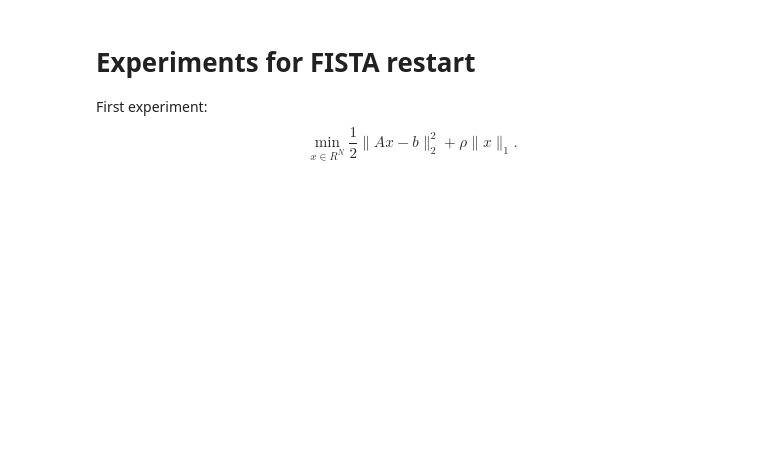
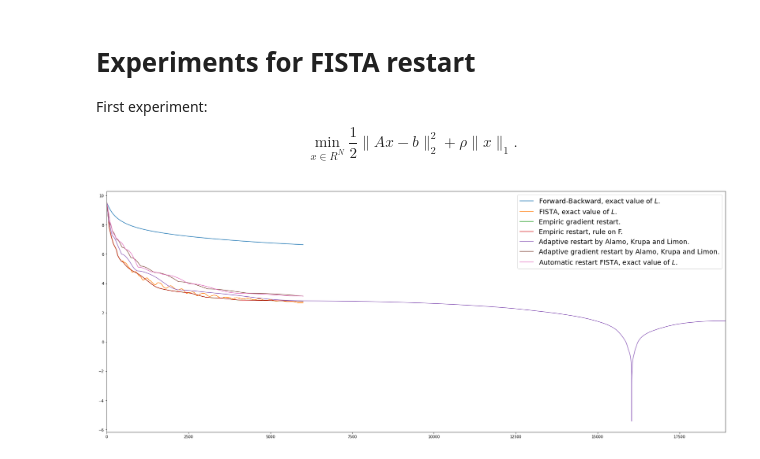
Before and after one commit to HippolyteLBRRR/FISTA-restart-using-an-automatic-estimation-of-the-growth-parameter, a Jupyter notebook: Numerical_experiments_LS.ipynb, the cells around one changed output. Saved outputs shown, nothing was run; the diff lists cells and outputs as text; code cells hidden in the pictures; blank space fills up the shorter version.

```diff
--- a/Numerical_experiments_LS.ipynb
+++ b/Numerical_experiments_LS.ipynb
@@ -255,0 +56,16 @@ plt.ylabel("$\log(F(x_n)-F^*)$",**axis_font)
+# %%
+xRF,costRF,ctimeRF=FISTA_func_restart(x0,1/L,Niter,epsilon,Df,proxh,F=F,exit_crit=exit_crit,out_cost=True,track_ctime=True)
+Plot_RF=To_Plot(costRF,"Empiric restart, rule on F.",ctimeRF)
+# %%
+n0=10
+xAKL,costAKL,ctimeAKL=FISTA_restart_AKL(x0,1/L,Niter,n0,epsilon,Df,proxh,F,exit_crit=exit_crit,out_cost=True,track_ctime=True)
+Plot_AKL=To_Plot(costAKL,"Adaptive restart by Alamo, Krupa and Limon.",ctimeAKL)
+# %%
+xAKLg,costAKLg,ctimeAKLg=FISTA_gradient_restart_AKL(x0,1/L,Niter,epsilon,Df,proxh,F=F,exit_crit=exit_crit,track_ctime=True)
+Plot_AKLg=To_Plot(costAKLg,"Adaptive gradient restart by Alamo, Krupa and Limon.",ctimeAKLg)
+# %%
+Global_Plot=[Plot_FB,Plot_FISTA,Plot_RG,Plot_RF,Plot_AKL,Plot_AKLg,Plot_AR1]
+# %%
+Plot(Global_Plot)
+# %% [output]
+[figure, added]
```
Also changed, not shown: parts of 20 cells of this notebook, 3 other files.
